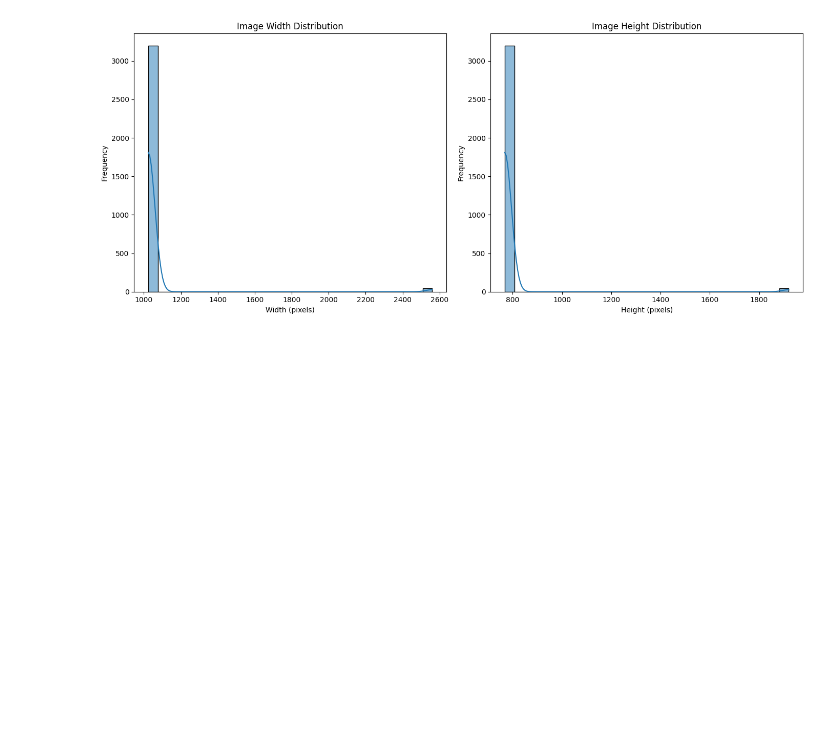
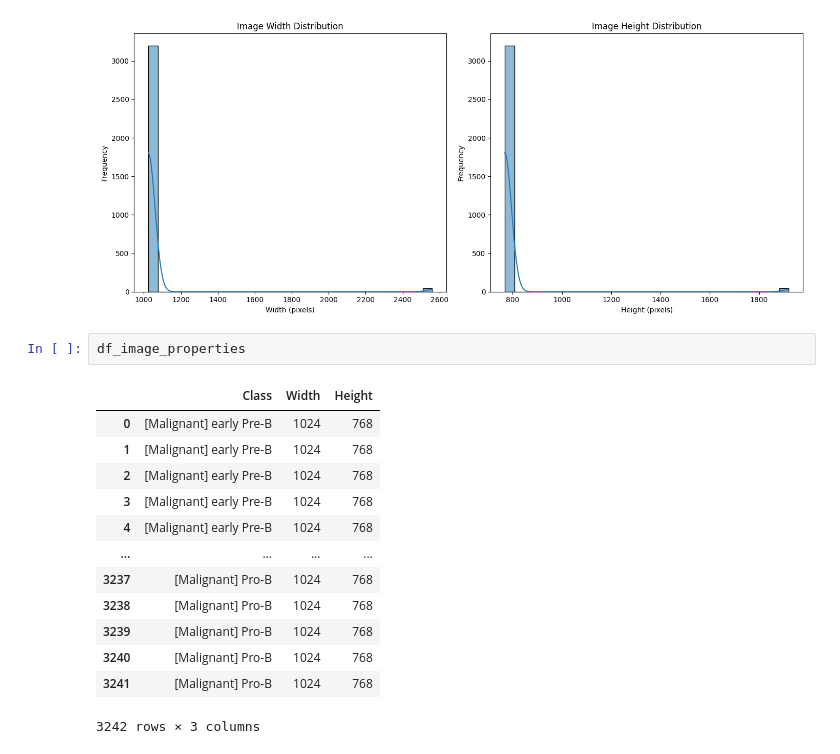
Before and after one commit to UritiSrikanth/Blood-Cells-Cancer-detection-using-CNN, a Jupyter notebook: EDA_of_the_project.ipynb, the cells around one changed output. Drawn from its saved outputs; the diff is of its cells as text; blank space fills up the shorter version.

```diff
--- a/EDA_of_the_project.ipynb
+++ b/EDA_of_the_project.ipynb
@@ -149,3 +149,19 @@ plt.tight_layout()
 plt.show()
 # %% [output]
 [figure]
+# %%
+df_image_properties
+# %% [output]
+|  | Class | Width | Height |
+| 0 | [Malignant] early Pre-B | 1024 | 768 |
+| 1 | [Malignant] early Pre-B | 1024 | 768 |
+| 2 | [Malignant] early Pre-B | 1024 | 768 |
+| 3 | [Malignant] early Pre-B | 1024 | 768 |
+| 4 | [Malignant] early Pre-B | 1024 | 768 |
+| ... | ... | ... | ... |
+| 3237 | [Malignant] Pro-B | 1024 | 768 |
+| 3238 | [Malignant] Pro-B | 1024 | 768 |
+| 3239 | [Malignant] Pro-B | 1024 | 768 |
+| 3240 | [Malignant] Pro-B | 1024 | 768 |
+| 3241 | [Malignant] Pro-B | 1024 | 768 |
+3242 rows × 3 columns
```
Also changed, not shown: parts of 2 cells of this notebook.
